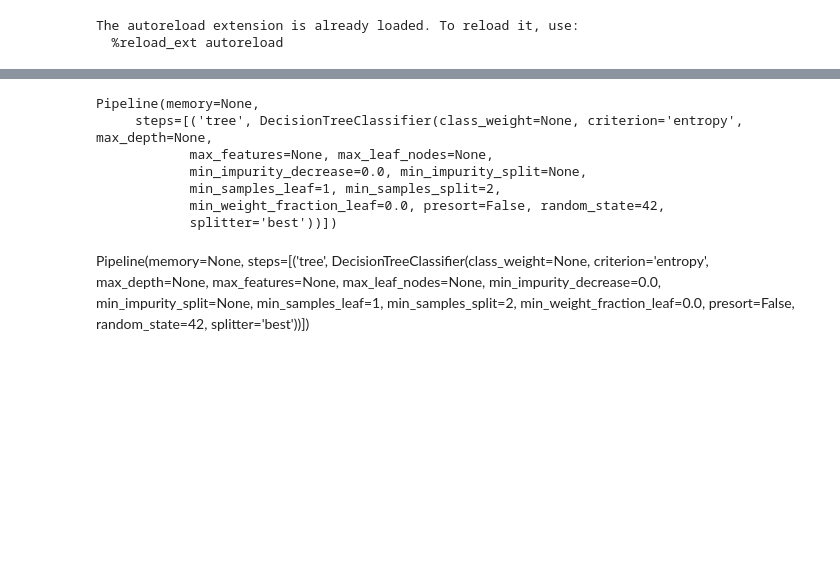
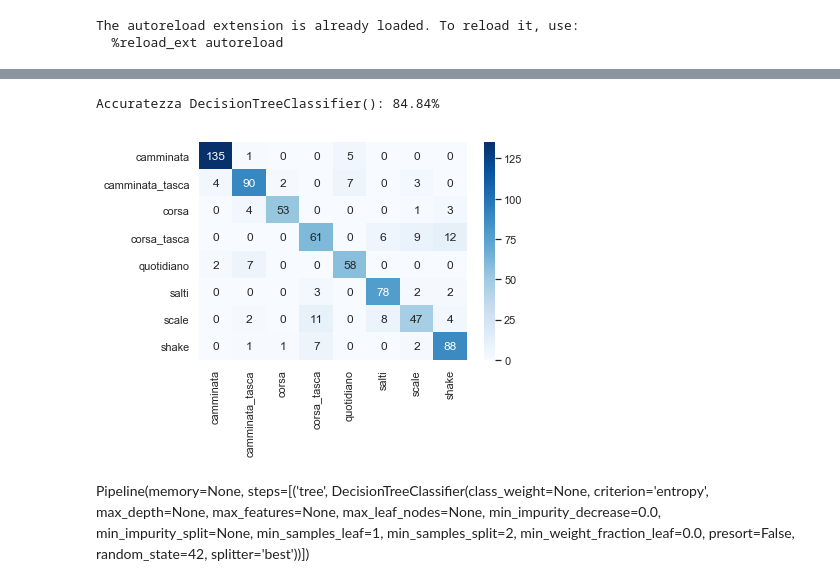
Before and after one commit to DedZago/msbd, a Jupyter notebook: albero2.ipynb, the cells around one changed output, grey strips where cells are left out. Cells and saved outputs as stored; diff of their text form; code cells hidden in the pictures; blank space fills up the shorter version.

```diff
--- a/albero2.ipynb
+++ b/albero2.ipynb
@@ -40,25 +40,20 @@ X_train, X_val, y_train, y_val = train_test_split(espl, y, test_size=0.25, rando
 # %%
 dtc = Pipeline([
     ("tree", DecisionTreeClassifier(random_state=42,criterion='entropy'))
 ])
 
 dtc.fit(X_train, y_train)
 
-#y_pred = dtc.predict(X_val)
-#dtc_acc = accuracy_score(y_val, y_pred)
+y_pred = dtc.predict(X_val)
+dtc_acc = accuracy_score(y_val, y_pred)
 
 #print('Accuratezza DummyClassifier("most_frequent"): {:.1f}%'.format(100 * dc_acc))
-#print("Accuratezza DecisionTreeClassifier(): {:.2f}%".format(100 * dtc_acc))
-#MatriceConfusione(y_val, y_pred)
-#plt.show()
+print("Accuratezza DecisionTreeClassifier(): {:.2f}%".format(100 * dtc_acc))
+MatriceConfusione(y_val, y_pred)
+plt.show()
 # %% [output]
-Pipeline(memory=None,
-     steps=[('tree', DecisionTreeClassifier(class_weight=None, criterion='entropy', max_depth=None,
-            max_features=None, max_leaf_nodes=None,
-            min_impurity_decrease=0.0, min_impurity_split=None,
-            min_samples_leaf=1, min_samples_split=2,
-            min_weight_fraction_leaf=0.0, presort=False, random_state=42,
-            splitter='best'))])
+Accuratezza DecisionTreeClassifier(): 84.84%
+[figure, added]
 # %% [markdown]
 Pipeline(memory=None,
      steps=[('tree', DecisionTreeClassifier(class_weight=None, criterion='entropy', max_depth=None,
```
Also changed, not shown: parts of 17 cells of this notebook, 8 other files.
